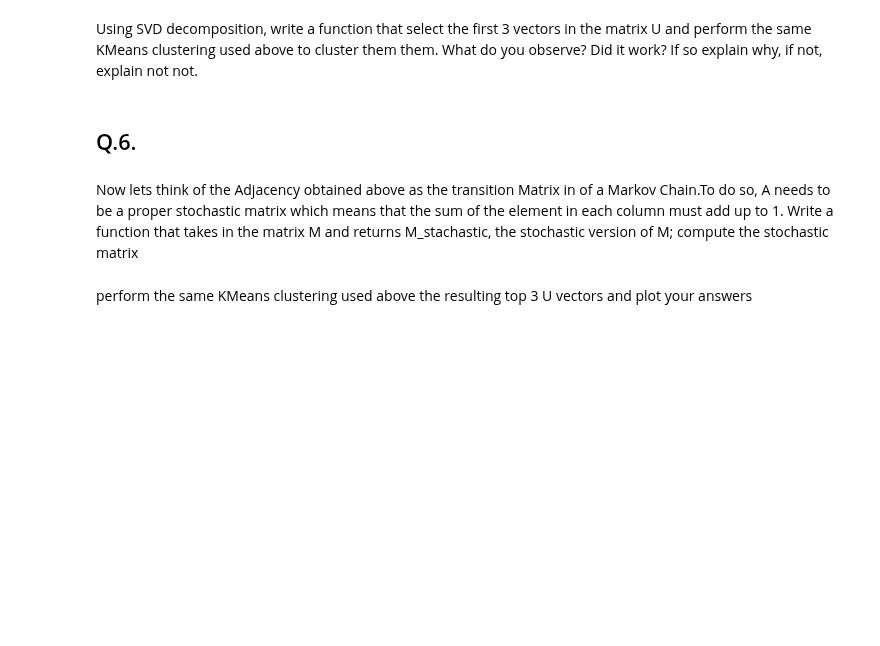
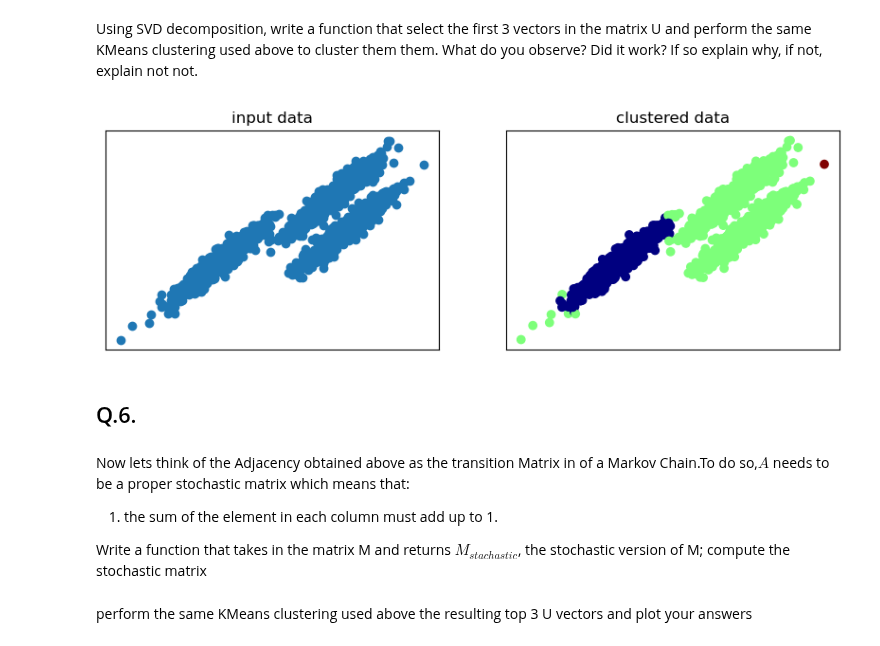
Before and after one commit to hingma/cs182fa25_public, a Jupyter notebook: hw07/code/q_graph_clustering.ipynb, the cells around one changed output. Cells and saved outputs as stored; diff of their text form; code cells hidden in the pictures; blank space fills up the shorter version.

```diff
--- a/hw07/code/q_graph_clustering.ipynb
+++ b/hw07/code/q_graph_clustering.ipynb
@@ -116,3 +117,16 @@ def get_degree_matrix(adjacency_matrix):
+# %%
+def get_degree_matrix(adjacency_matrix):
+    # TODO: fill in your code here
+    # degree_matrix = ?
+    degrees = np.sum(adjacency_matrix, axis=1)
+    # create a empty matrix with the same size as the adjacency matrix
+    n = adjacency_matrix.shape[0]
+    degree_matrix = np.zeros((n, n))
+
+    epsilon = 1e-10
+    for i in range(n):
+        degree_matrix[i,i] = 1.0 / np.sqrt(degrees[i] + epsilon)
+    return degree_matrix
 # %% [markdown]
 ## Q. 4.
 # %% [markdown]
@@ -124,10 +134,41 @@ Using $\gamma$ = 7.5, compute the symmetrically normalized adjacency matrix A, d
+# %%
+# adjacency_matrix = ?
+# degree_matrix = ?
+# M = ?
+gamma = 7.5
+A = get_adjacency_matrix(gamma, X)
+D = get_degree_matrix(A)
+M = np.dot(np.dot(D, A), D)
 # %% [markdown]
 ## Q. 5.
 # %% [markdown]
 Using SVD decomposition, write a function that select the first 3 vectors in the matrix U and perform the same KMeans clustering used above to cluster them them. What do you observe? Did it work? If so explain why, if not, explain not not.
+# %%
+def cluster_data(M, first_n_vectors):
+    '''
+    Perform spectral clustering using SVD decomposition
+    '''
+    # deompose M into U, S, V
+    U, S, Vt = svd(M)
+
+    # select the first 3 vectors in the matrix U
+    U_reduced = U[:, :first_n_vectors] #(n, 3)
+
+    # Step 3: Apply K-means clustering on the reduced representation
+    y_pred = KMeans(n_clusters=3, random_state=seed).fit_predict(U_reduced)
+
+    return U_reduced, y_pred
+# %%
+U_reduced, y_pred = cluster_data(M, 3)
+show_data_results(X, y_pred)
+# %% [output]
+[figure, added]
 # %% [markdown]
 ## Q.6.
 # %% [markdown]
-Now lets think of the Adjacency obtained above as the transition Matrix in of a Markov Chain.To do so, A needs to be a proper stochastic matrix which means that the sum of the element in each column must add up to 1. Write a function that takes in the matrix M and returns M_stachastic, the stochastic version of M; compute the stochastic matrix
+Now lets think of the Adjacency obtained above as the transition Matrix in of a Markov Chain.To do so,$A$ needs to be a proper stochastic matrix which means that:
+1. the sum of the element in each column must add up to 1.
+
+Write a function that takes in the matrix M and returns $M_{stachastic}$, the stochastic version of M; compute the stochastic matrix
 # %%
 def stochastic_matrix_converter(M):
```
Also changed, not shown: parts of 11 cells of this notebook, 3 other files.
